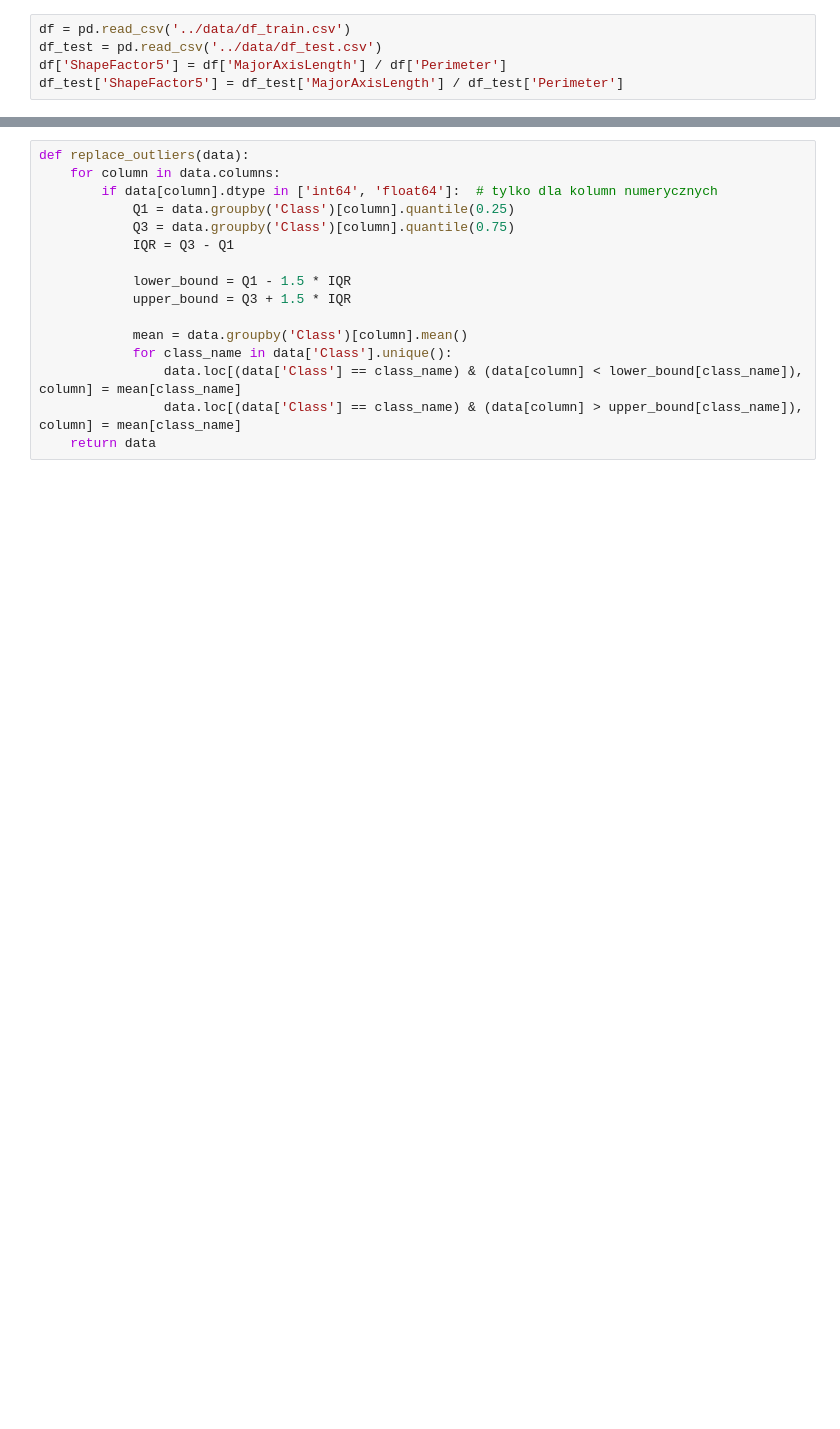
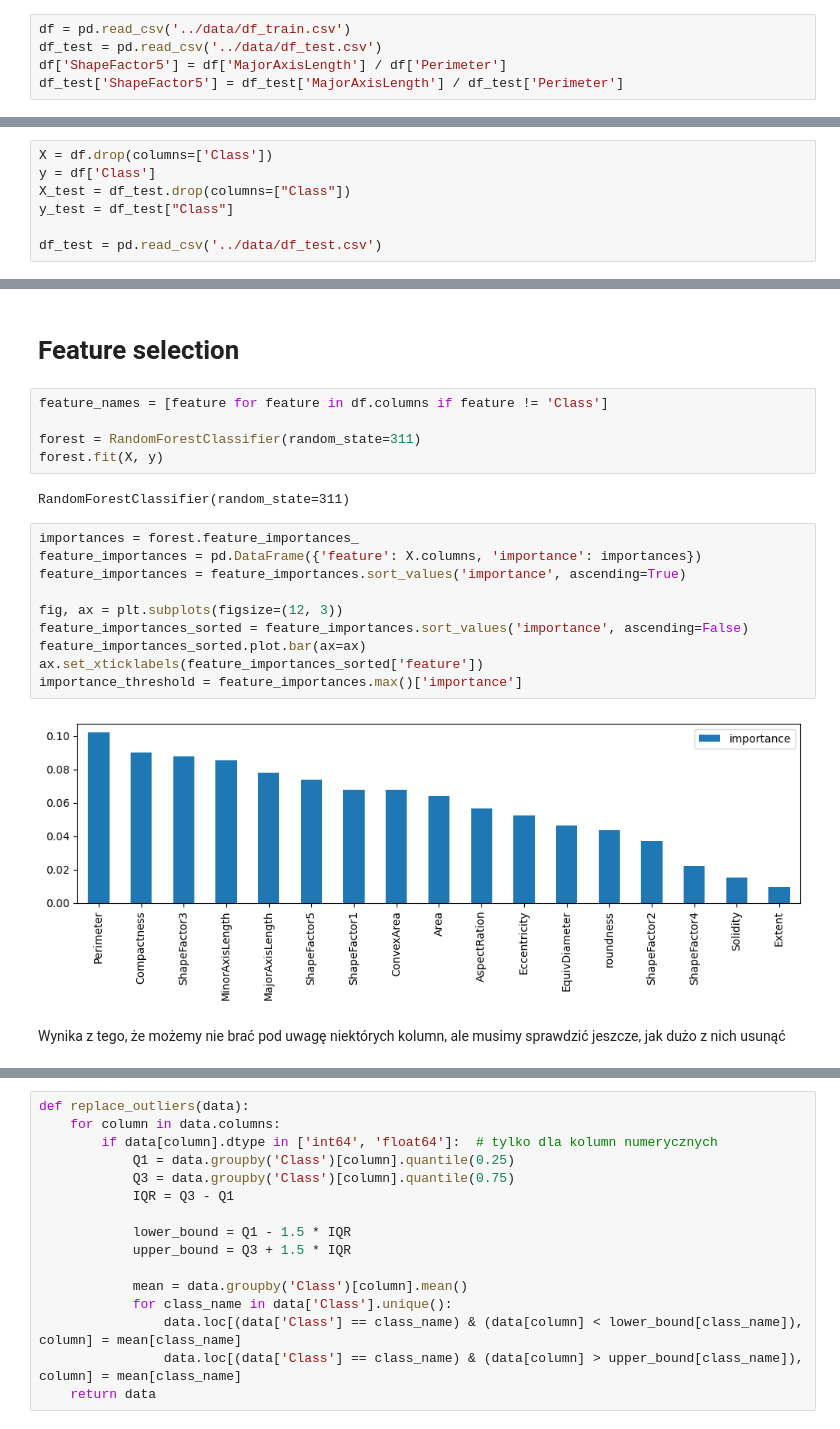
Before and after one commit to tomaszzywicki/Dry-Bean-Classification, a Jupyter notebook: notebooks/data_pereparation2.ipynb, the cells around one changed output, grey strips where cells are left out. Drawn from its saved outputs; the diff is of its cells as text; blank space fills up the shorter version.

```diff
--- a/notebooks/data_pereparation2.ipynb
+++ b/notebooks/data_pereparation2.ipynb
@@ -16,0 +31,7 @@ df_test['ShapeFactor5'] = df_test['MajorAxisLength'] / df_test['Perimeter']
+# %%
+X = df.drop(columns=['Class'])
+y = df['Class']
+X_test = df_test.drop(columns=["Class"])
+y_test = df_test["Class"]
+
+df_test = pd.read_csv('../data/df_test.csv')
@@ -16,0 +83,23 @@ df_test['ShapeFactor5'] = df_test['MajorAxisLength'] / df_test['Perimeter']
+# %% [markdown]
+# Feature selection
+# %%
+feature_names = [feature for feature in df.columns if feature != 'Class']
+
+forest = RandomForestClassifier(random_state=311)
+forest.fit(X, y)
+# %% [output]
+RandomForestClassifier(random_state=311)
+# %%
+importances = forest.feature_importances_
+feature_importances = pd.DataFrame({'feature': X.columns, 'importance': importances})
+feature_importances = feature_importances.sort_values('importance', ascending=True)
+
+fig, ax = plt.subplots(figsize=(12, 3))
+feature_importances_sorted = feature_importances.sort_values('importance', ascending=False)
+feature_importances_sorted.plot.bar(ax=ax)
+ax.set_xticklabels(feature_importances_sorted['feature'])
+importance_threshold = feature_importances.max()['importance']
+# %% [output]
+[figure, added]
+# %% [markdown]
+Wynika z tego, że możemy nie brać pod uwagę niektórych kolumn, ale musimy sprawdzić jeszcze, jak dużo z nich usunąć
```
Also changed, not shown: parts of 25 cells of this notebook.
